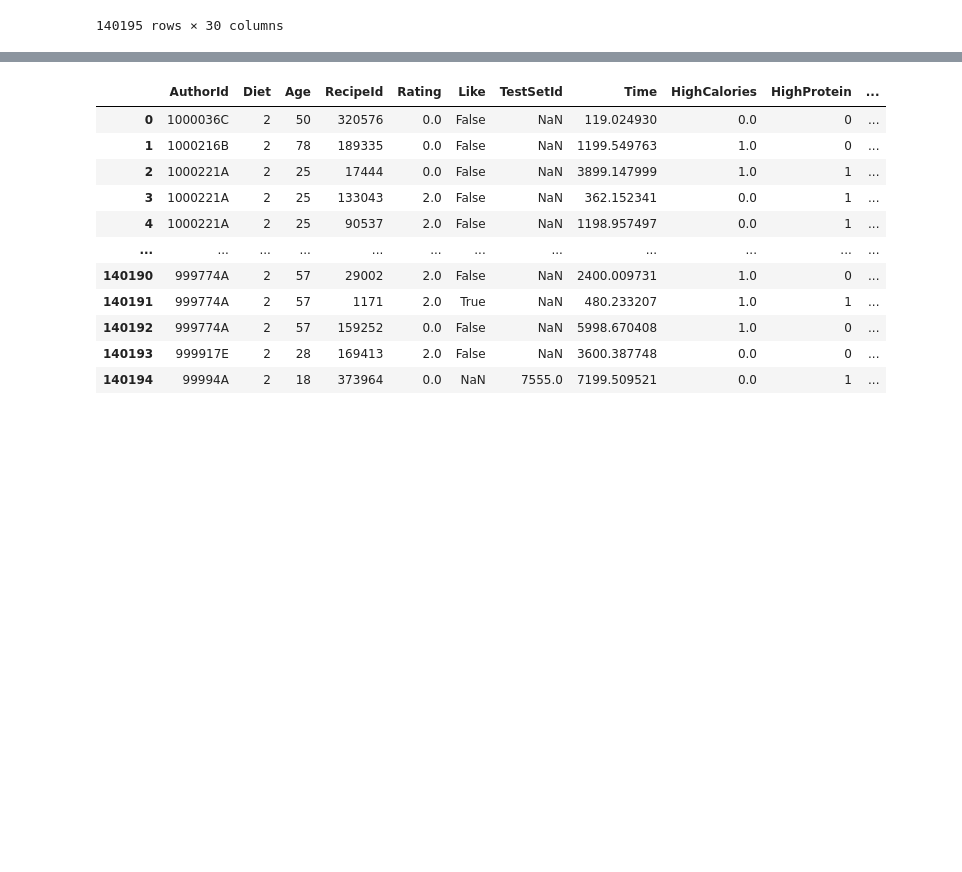
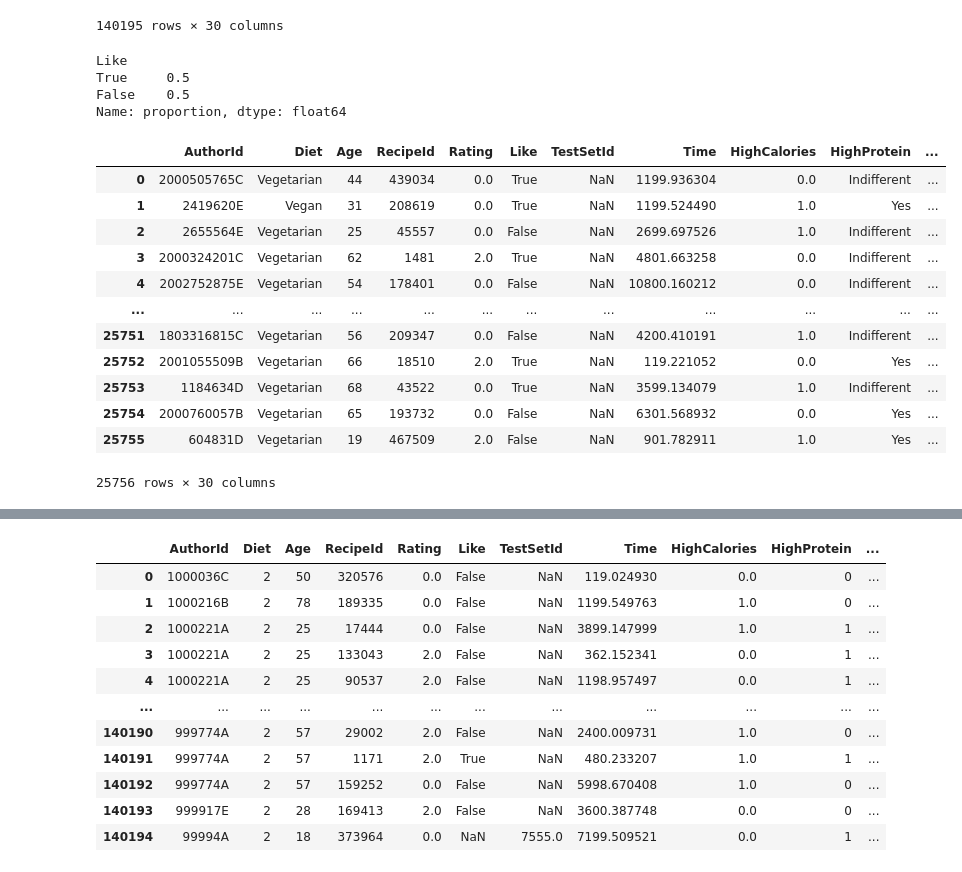
Before and after one commit to tusharkh12/AnalyticsCup, a Jupyter notebook: skilledShark_Submission.ipynb, the cells around one changed output, grey strips where cells are left out. Cells and saved outputs as stored; diff of their text form; code cells hidden in the pictures; blank space fills up the shorter version.

```diff
--- a/skilledShark_Submission.ipynb
+++ b/skilledShark_Submission.ipynb
@@ -499,6 +500,54 @@ merged_diet_all
 | 140193 | 999917E | Vegetarian | 28 | 169413 | 2.0 | False | NaN | 3600.387748 | 0.0 | Indifferent | ... |
 | 140194 | 99994A | Vegetarian | 18 | 373964 | 0.0 | NaN | 7555.0 | 7199.509521 | 0.0 | Yes | ... |
 140195 rows × 30 columns
+# %%
+# Assuming df is your DataFrame
+df = merged_diet_all
+# Calculate the proportion of true and false values in the 'Like' column
+import pandas as pd
+import numpy as np
+
+# Assuming df is your DataFrame
+# Calculate the proportion of true and false values in the 'Like' column
+proportion_true = df['Like'].mean()
+proportion_false = 1 - proportion_true
+
+# Identify the indices of false values
+false_indices = df[df['Like'] == False].index
+
+# Randomly sample false indices to achieve a balanced proportion
+num_false_to_sample = int(df['Like'].value_counts()[True] / proportion_true) - df['Like'].value_counts()[False]
+indices_to_sample = np.random.choice(false_indices, size=num_false_to_sample, replace=False)
+
+# Create a new DataFrame with sampled false values
+df_balanced = pd.concat([df[df['Like'] == True], df.loc[indices_to_sample]])
+
+# Shuffle the new DataFrame to randomize the order
+df_balanced = df_balanced.sample(frac=1, random_state=42).reset_index(drop=True)
+
+# Print the proportion of true and false values in the balanced DataFrame
+print(df_balanced['Like'].value_counts(normalize=True))
+# %% [output]
+Like
+True     0.5
+False    0.5
+Name: proportion, dtype: float64
+# %%
+df_balanced
+# %% [output]
+|  | AuthorId | Diet | Age | RecipeId | Rating | Like | TestSetId | Time | HighCalories | HighProtein | ... |
+| 0 | 2000505765C | Vegetarian | 44 | 439034 | 0.0 | True | NaN | 1199.936304 | 0.0 | Indifferent | ... |
+| 1 | 2419620E | Vegan | 31 | 208619 | 0.0 | True | NaN | 1199.524490 | 1.0 | Yes | ... |
+| 2 | 2655564E | Vegetarian | 25 | 45557 | 0.0 | False | NaN | 2699.697526 | 1.0 | Indifferent | ... |
+| 3 | 2000324201C | Vegetarian | 62 | 1481 | 2.0 | True | NaN | 4801.663258 | 0.0 | Indifferent | ... |
+| 4 | 2002752875E | Vegetarian | 54 | 178401 | 0.0 | False | NaN | 10800.160212 | 0.0 | Indifferent | ... |
+| ... | ... | ... | ... | ... | ... | ... | ... | ... | ... | ... | ... |
+| 25751 | 1803316815C | Vegetarian | 56 | 209347 | 0.0 | False | NaN | 4200.410191 | 1.0 | Indifferent | ... |
+| 25752 | 2001055509B | Vegetarian | 66 | 18510 | 2.0 | True | NaN | 119.221052 | 0.0 | Yes | ... |
+| 25753 | 1184634D | Vegetarian | 68 | 43522 | 0.0 | True | NaN | 3599.134079 | 1.0 | Indifferent | ... |
+| 25754 | 2000760057B | Vegetarian | 65 | 193732 | 0.0 | False | NaN | 6301.568932 | 0.0 | Yes | ... |
+| 25755 | 604831D | Vegetarian | 19 | 467509 | 2.0 | False | NaN | 901.782911 | 1.0 | Yes | ... |
+25756 rows × 30 columns
 # %%
 # final_data = merged_diet_all
 # final_data['AuthorId'], unique_authorids = pd.factorize(final_data['AuthorId'])
```
Also changed, not shown: parts of 24 cells of this notebook.
